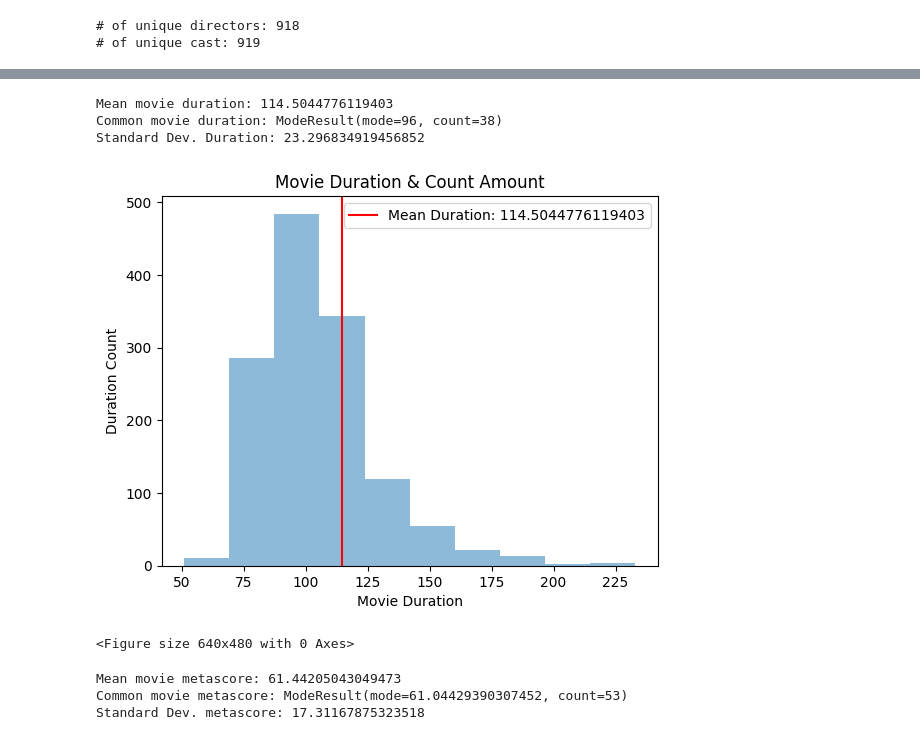
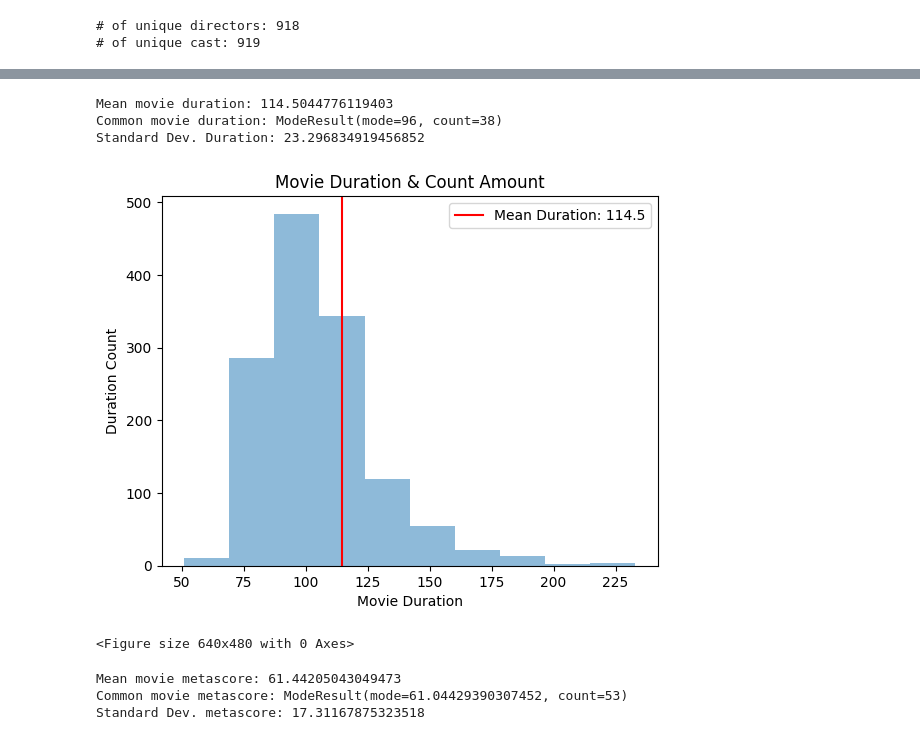
Before and after one commit to UltimateCoderDelta/movie_predictor, a Jupyter notebook: Movie Predictor.ipynb, the cells around one changed output, grey strips where cells are left out. Drawn from its saved outputs; the diff is of its cells as text; code cells hidden in the pictures.

```diff
--- a/Movie Predictor.ipynb
+++ b/Movie Predictor.ipynb
@@ -150,6 +151,6 @@ movie_df.head()
 # %%
 movie_df['Votes'] = movie_df['Votes'].astype('int')
 # %%
-#Changing release year to numeric
-print(movie_df['Release Year'].unique())
-movie_df['Release Year'] = movie_copy_df['Release Year'].apply(lambda row: row.replace('TV Movie', ''))
+# #Changing release year to numeric
+# print(movie_df['Release Year'].unique())
+# movie_df['Release Year'] = movie_df['Release Year'].apply(lambda row: row.replace('TV Movie', ''))
@@ -200,27 +215,27 @@ X_train, X_test, y_train, y_test = train_test_split(X, y, test_size=0.33, random
 # %%
 #Exploratory Data Analysis on Duration
 mean_duration = np.mean(X_train['Duration'])
 mode_duration = stats.mode(X_train['Duration'])
 duration_std = np.std(X_train['Duration'])
 min_duration = np.min(X_train['Duration'])
 print(f'Mean movie duration: {mean_duration}')
 print(f'Common movie duration: {mode_duration}')
 print(f'Standard Dev. Duration: {duration_std}')
 
 #Plot movie duration
 plt.hist(X_train['Duration'], align='left', alpha=0.5)
 plt.title('Movie Duration & Count Amount')
 plt.xlabel('Movie Duration')
 plt.ylabel('Duration Count')
-plt.axvline(mean_duration, color='r', label=f'Mean Duration: {mean_duration}')
+plt.axvline(mean_duration, color='r', label=f'Mean Duration: {np.round(mean_duration, 2)}')
 plt.legend()
 plt.show()
 plt.clf()
 # %% [output]
 Mean movie duration: 114.5044776119403
 Common movie duration: ModeResult(mode=96, count=38)
 Standard Dev. Duration: 23.296834919456852
-[figure, old version]
+[figure, new version]
 <Figure size 640x480 with 0 Axes>
 # %%
 mean_metascore = np.mean(X_train['Metascore'])
```
Also changed, not shown: parts of 14 cells of this notebook.
